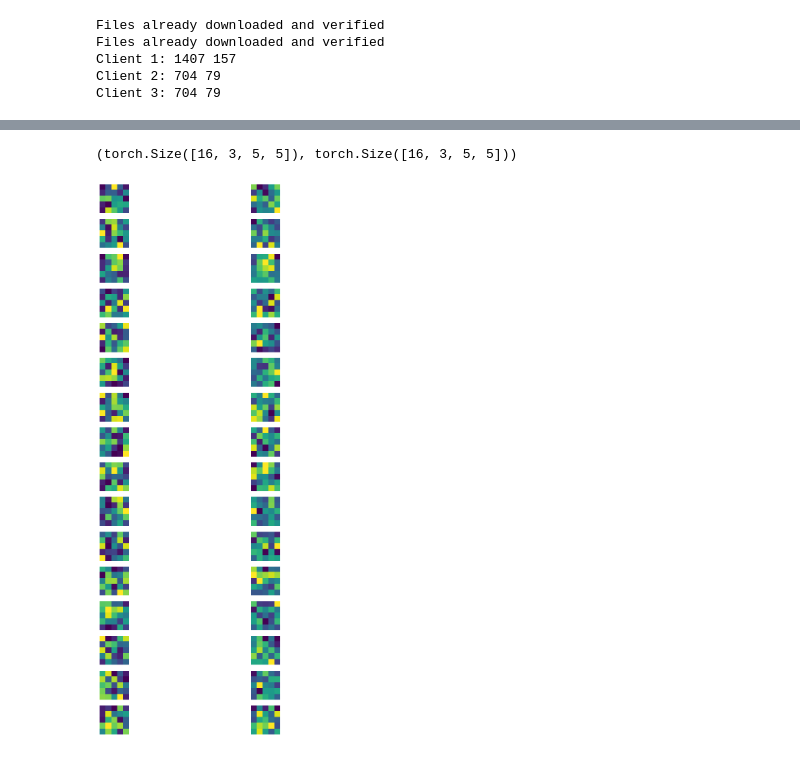
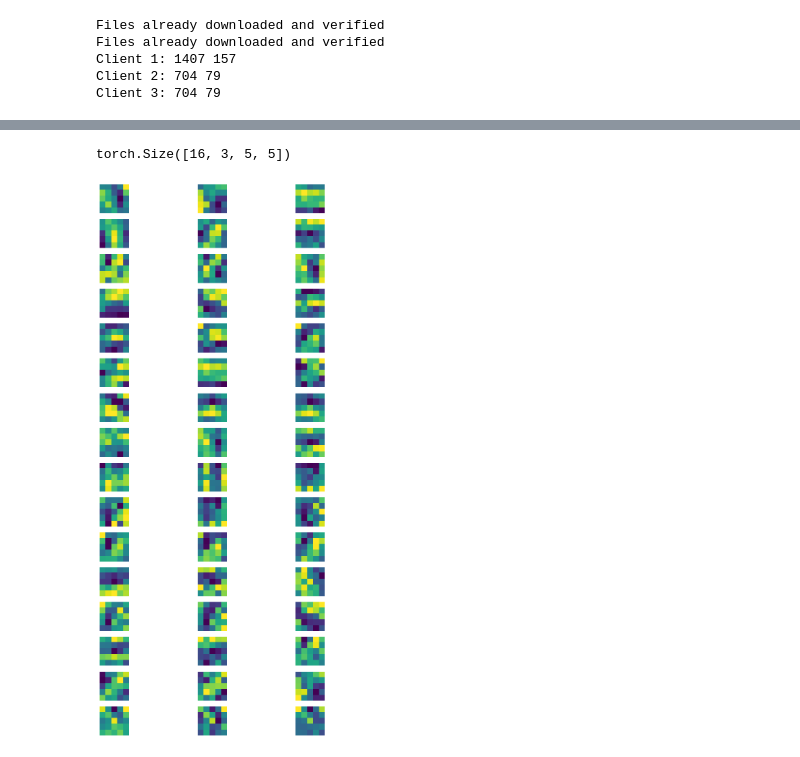
Before and after one commit to sidb70/clusterFL, a Jupyter notebook: experiments/layer_cluster.ipynb, the cells around one changed output, grey strips where cells are left out. Saved outputs shown, nothing was run; the diff lists cells and outputs as text; code cells hidden in the pictures.

Commit message:
updated layer cluster experiment

```diff
--- a/experiments/layer_cluster.ipynb
+++ b/experiments/layer_cluster.ipynb
@@ -66,18 +69,18 @@ def permute_linear_neurons(seq, layer_indices):
 
     return permuted_seq
 # %%
-model = load_model('cifar10cnn')
+model = load_model('cifarcnn').to('cuda')
 # %%
-client = Client(id=0, device=torch.device('cpu'), cluster_assignment=0)
+client = Client(id=0, device=torch.device('cuda:0'), cluster_assignment=0)
 # train the model on the client
 criterion = nn.CrossEntropyLoss()
 model1 = deepcopy(model)
 optimizer1 = torch.optim.SGD(model1.parameters(), lr=0.01, momentum=0.9)
-model1 = client.train(deepcopy(model), client1_train_loader, criterion, optimizer1, num_epochs=2)
+model1 = client.train(model1, client1_train_loader, criterion, optimizer1, num_epochs=2)
 model2 = deepcopy(model)
 optimizer2 = torch.optim.SGD(model2.parameters(), lr=0.01, momentum=0.9)
-model2 = client.train(deepcopy(model), client2_train_loader, criterion, optimizer2, num_epochs=2)
+model2 = client.train(model2, client2_train_loader, criterion, optimizer2, num_epochs=2)
 model3 = deepcopy(model)
 optimizer3 = torch.optim.SGD(model3.parameters(), lr=0.01, momentum=0.9)
-model3 = client.train(deepcopy(model), client3_train_loader, criterion, optimizer3, num_epochs=2)
+model3 = client.train(model3, client3_train_loader, criterion, optimizer3, num_epochs=2)
 # %% [output]
@@ -86,32 +94,26 @@ AttributeError: 'NoneType' object has no attribute 'parameters'
-# %%
-def shuffle_conv_filters(filters):
-    perm = torch.randperm(filters.size(0))
-    return filters[perm]
-def noise_conv_filters(filters, noise_level=0.05):
-    noise = torch.randn(filters.size()) * noise_level
-    return filters + noise
-
-client1_conv1 = model1.nn[0].weight
-client2_conv1 = shuffle_conv_filters(client1_conv1)
-client2_conv1 = noise_conv_filters(client1_conv1)
-
-client3_conv1 = model2.nn[0].weight
-
-
-assert client1_conv1.shape == client2_conv1.shape == client3_conv1.shape
-# %% [output]
-(torch.Size([16, 3, 5, 5]), torch.Size([16, 3, 5, 5]))
+# %%
+client1_conv1 = model1.nn[0].weight.data.cpu()
+client2_conv1 = model2.nn[0].weight.data.cpu()
+client3_conv1 = model3.nn[0].weight.data.cpu()
+
+client1_conv1.shape
+# %% [output]
+torch.Size([16, 3, 5, 5])
 # %%
 # for each client, populate a set with the conv filters
-client1_filters = set([cfilter for cfilter in client1_conv1])
-client2_filters = set([cfilter for cfilter in client2_conv1])
+client1_filters = list([cfilter for cfilter in client1_conv1])
+client2_filters = list([cfilter for cfilter in client2_conv1])
+client3_filters = list([cfilter for cfilter in client3_conv1])
+np.random.shuffle(client3_filters)
 # plot filters
-fig, axs = plt.subplots(len(client2_filters), 2, figsize=(10, 20))
-for i, (filter1, filter2) in enumerate(zip(client1_filters, client2_filters)):
+fig, axs = plt.subplots(len(client2_filters), 3, figsize=(10, 20))
+for i, (filter1, filter2, filter3) in enumerate(zip(client1_filters, client2_filters, client3_filters)):
     axs[i, 0].imshow(filter1[0].detach().numpy())
     axs[i, 1].imshow(filter2[0].detach().numpy())
+    axs[i, 2].imshow(filter3[0].detach().numpy())
     axs[i, 0].axis('off')
     axs[i, 1].axis('off')
+    axs[i, 2].axis('off')
 plt.show()
 # %% [output]
-[figure, old version]
+[figure, new version]
```
Also changed, not shown: parts of 6 cells of this notebook.
